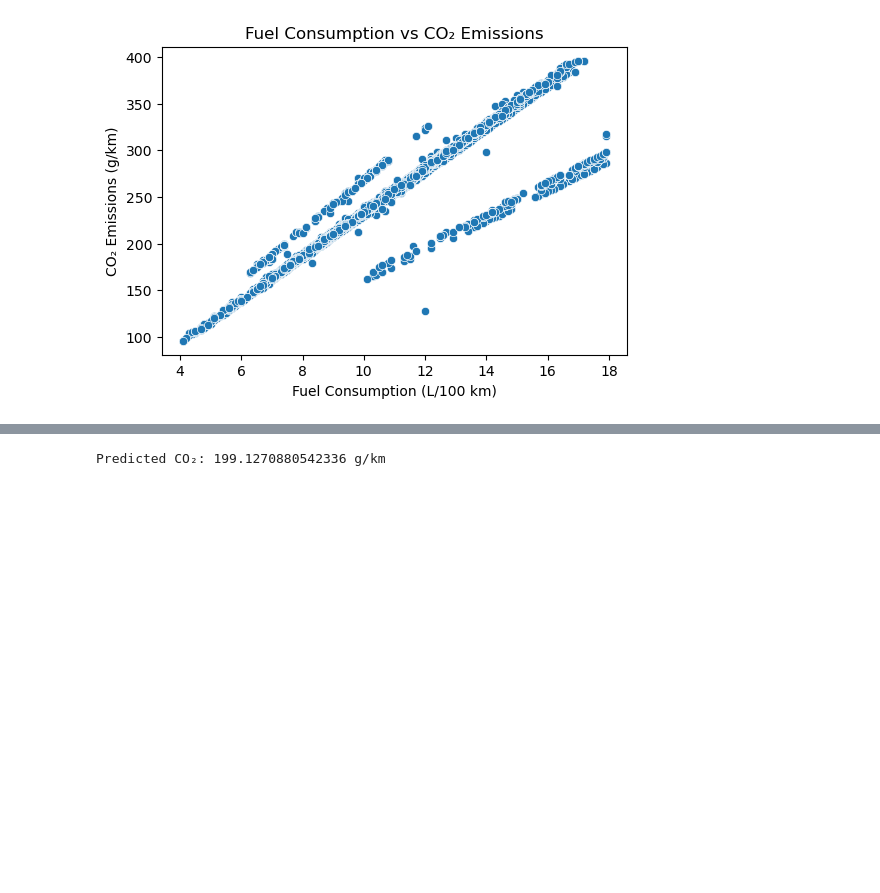
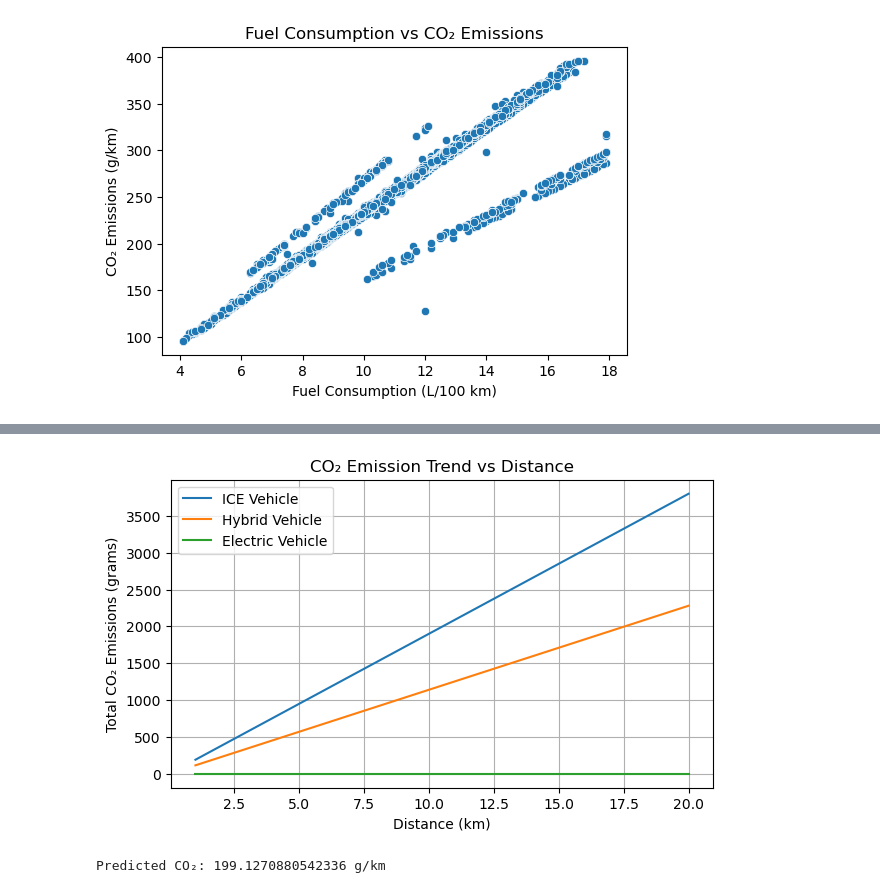
Before and after one commit to Pranav29292/Carbon_Emission_Prediction-by-Vehicles, a Jupyter notebook: CO2_Emission.ipynb, the cells around one changed output, grey strips where cells are left out. Drawn from its saved outputs; the diff is of its cells as text; code cells hidden in the pictures; blank space fills up the shorter version.

```diff
--- a/CO2_Emission.ipynb
+++ b/CO2_Emission.ipynb
@@ -440,3 +463,25 @@ plt.show()
+# %%
+distance = 20  # km
+distances = np.arange(1, distance + 1)
+
+# Per-km emissions
+ice_per_km = ice_co2
+hybrid_per_km = hybrid_co2
+ev_per_km = ev_co2
+
+plt.figure(figsize=(7,4))
+plt.plot(distances, ice_per_km * distances, label="ICE Vehicle")
+plt.plot(distances, hybrid_per_km * distances, label="Hybrid Vehicle")
+plt.plot(distances, ev_per_km * distances, label="Electric Vehicle")
+
+plt.xlabel("Distance (km)")
+plt.ylabel("Total CO₂ Emissions (grams)")
+plt.title("CO₂ Emission Trend vs Distance")
+plt.legend()
+plt.grid(True)
+plt.show()
+# %% [output]
+[figure, added]
 # %%
 import numpy as np
 import warnings
```
Also changed, not shown: parts of 5 cells of this notebook.
